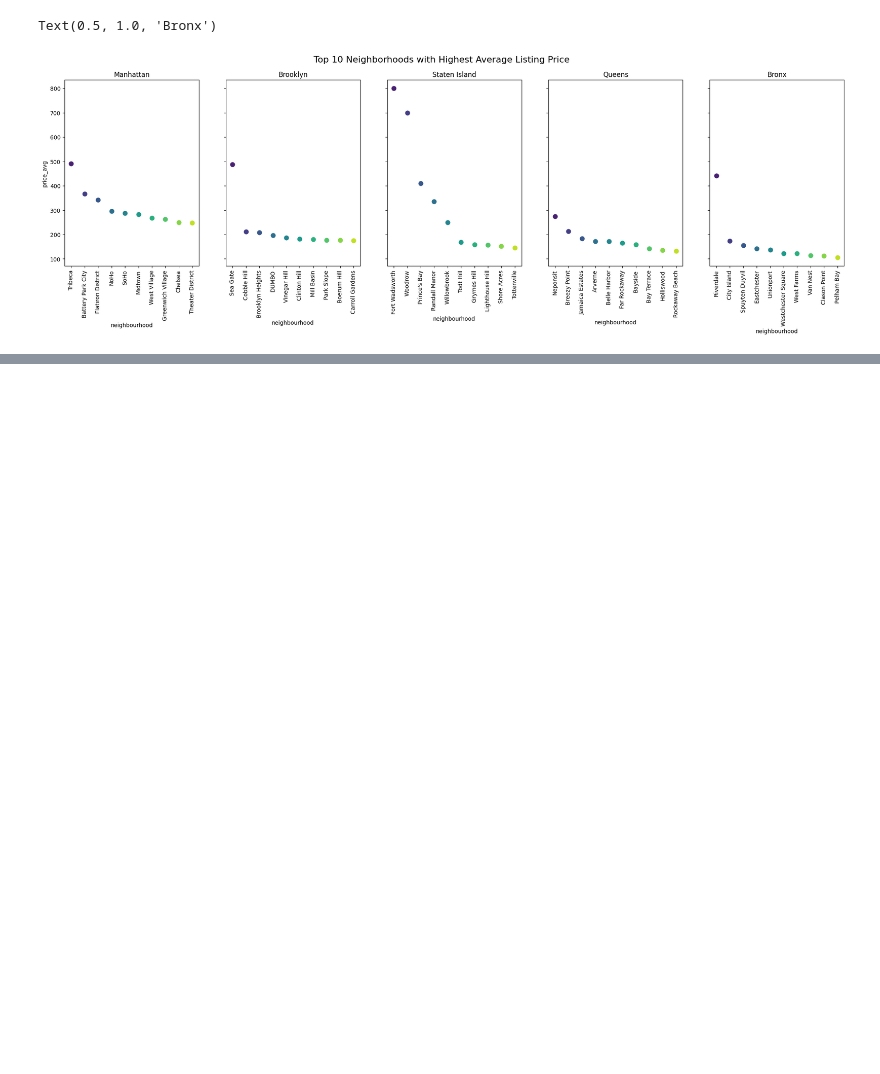
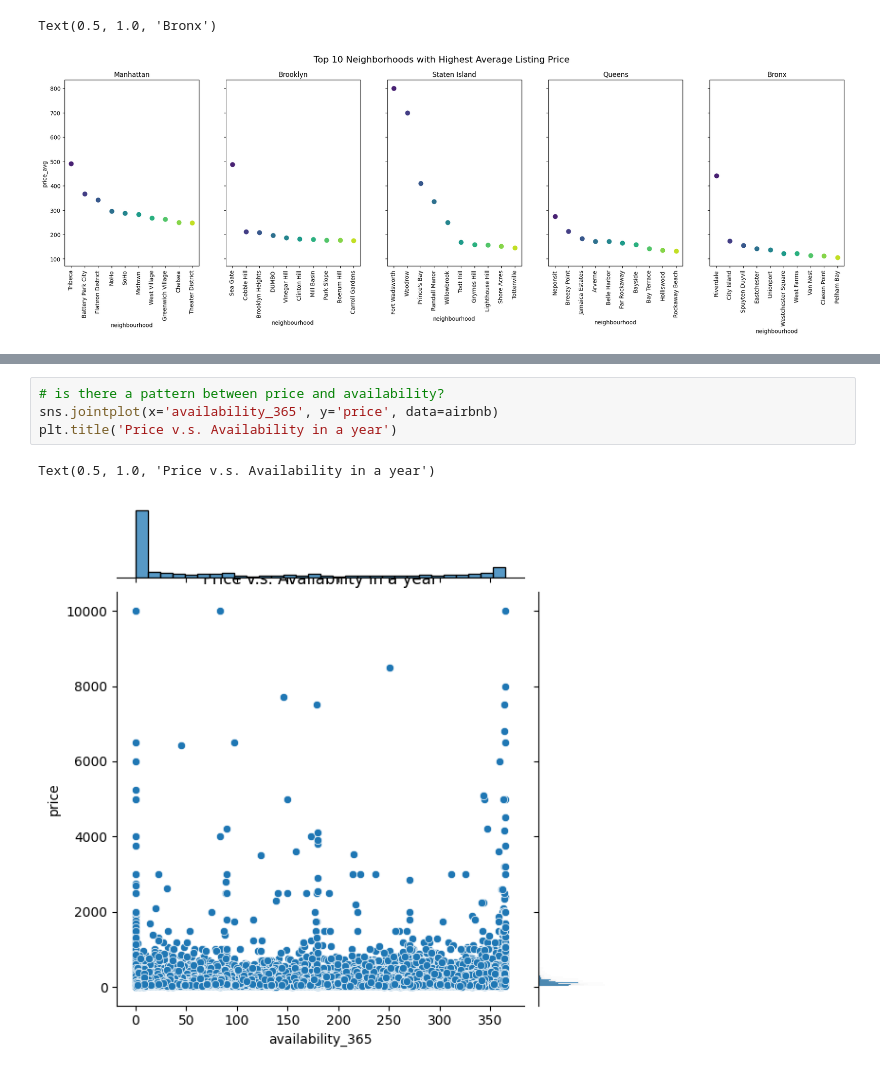
Before and after one commit to KT0846/nyc_abnb, a Jupyter notebook: NYC_Abnb.ipynb, the cells around one changed output, grey strips where cells are left out. Cells and saved outputs as stored; diff of their text form; blank space fills up the shorter version.

```diff
--- a/NYC_Abnb.ipynb
+++ b/NYC_Abnb.ipynb
@@ -568,0 +578,7 @@ Text(0.5, 1.0, 'Bronx')
+# %%
+# is there a pattern between price and availability?
+sns.jointplot(x='availability_365', y='price', data=airbnb)
+plt.title('Price v.s. Availability in a year')
+# %% [output]
+Text(0.5, 1.0, 'Price v.s. Availability in a year')
+[figure, added]
```
Also changed, not shown: parts of 26 cells of this notebook, 1 other file.
